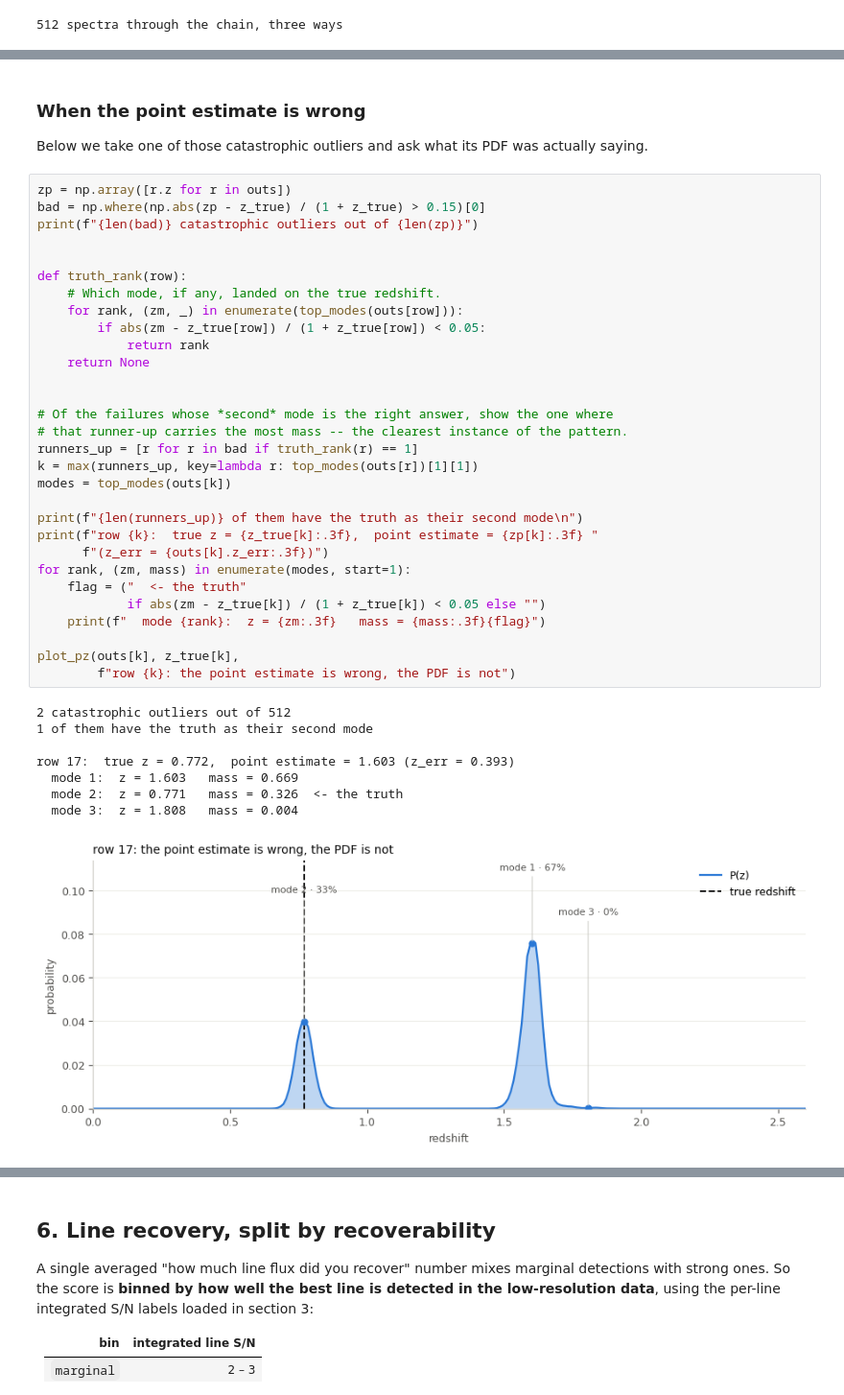
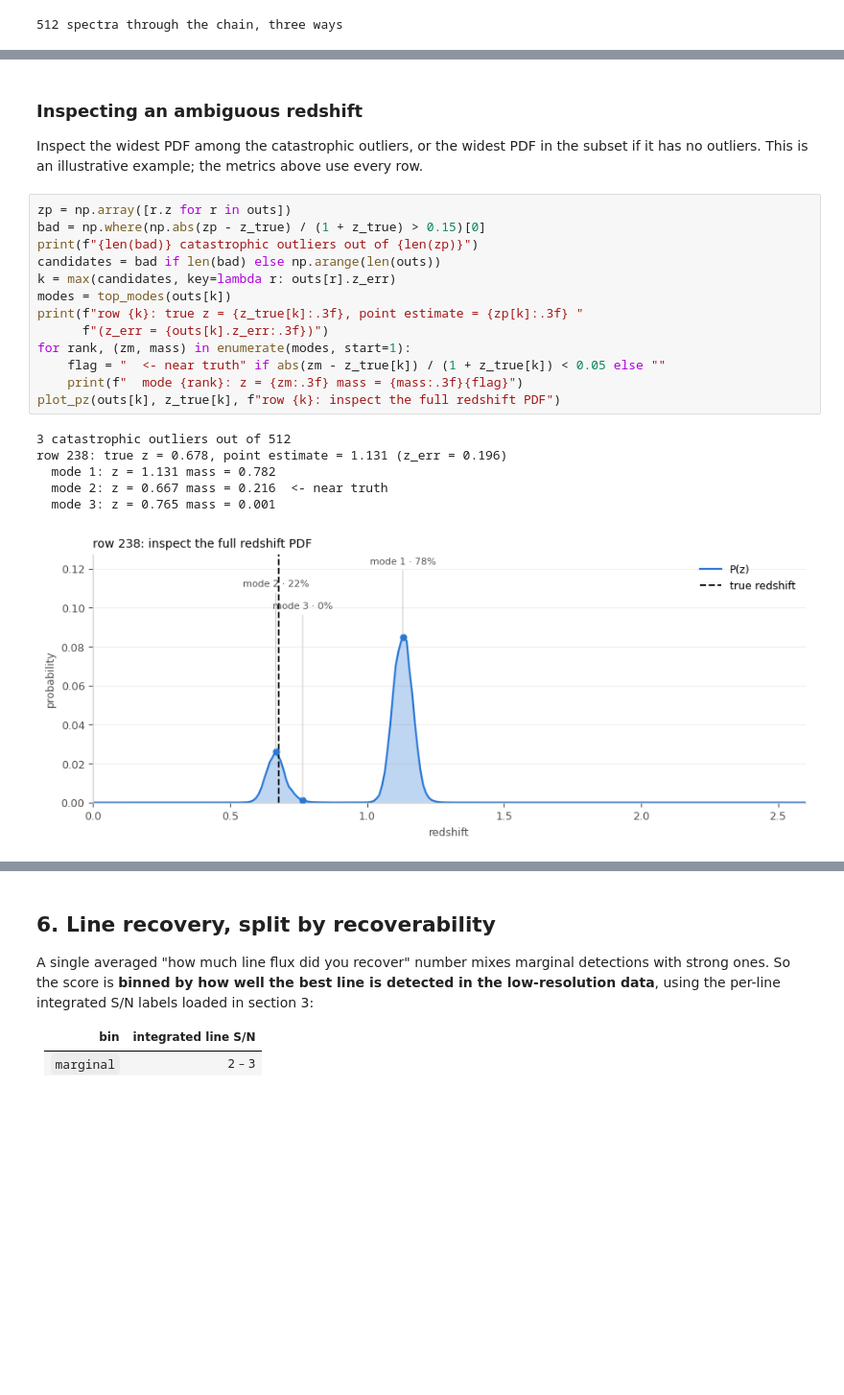
Before and after one commit to aryana-haghjoo/specsr-roman, a Jupyter notebook: tutorials/01_getting_started.ipynb, the cells around one changed output, grey strips where cells are left out. Shown at 96% size. Cells and saved outputs as stored; diff of their text form; blank space fills up the shorter version.

```diff
--- a/tutorials/01_getting_started.ipynb
+++ b/tutorials/01_getting_started.ipynb
@@ -512,45 +496,27 @@ identification where the line alone leaves it open.
 # %% [markdown]
-### When the point estimate is wrong
+### Inspecting an ambiguous redshift
 
-Below we take one of those catastrophic outliers and ask what its PDF was
-actually saying.
+Inspect the widest PDF among the catastrophic outliers, or the widest PDF
+in the subset if it has no outliers. This is an illustrative example; the
+metrics above use every row.
 # %%
 zp = np.array([r.z for r in outs])
 bad = np.where(np.abs(zp - z_true) / (1 + z_true) > 0.15)[0]
 print(f"{len(bad)} catastrophic outliers out of {len(zp)}")
-
-
-def truth_rank(row):
-    # Which mode, if any, landed on the true redshift.
-    for rank, (zm, _) in enumerate(top_modes(outs[row])):
-        if abs(zm - z_true[row]) / (1 + z_true[row]) < 0.05:
-            return rank
-    return None
-
-
-# Of the failures whose *second* mode is the right answer, show the one where
-# that runner-up carries the most mass -- the clearest instance of the pattern.
-runners_up = [r for r in bad if truth_rank(r) == 1]
-k = max(runners_up, key=lambda r: top_modes(outs[r])[1][1])
+candidates = bad if len(bad) else np.arange(len(outs))
+k = max(candidates, key=lambda r: outs[r].z_err)
 modes = top_modes(outs[k])
-
-print(f"{len(runners_up)} of them have the truth as their second mode\n")
-print(f"row {k}:  true z = {z_true[k]:.3f},  point estimate = {zp[k]:.3f} "
+print(f"row {k}: true z = {z_true[k]:.3f}, point estimate = {zp[k]:.3f} "
       f"(z_err = {outs[k].z_err:.3f})")
 for rank, (zm, mass) in enumerate(modes, start=1):
-    flag = ("  <- the truth"
-            if abs(zm - z_true[k]) / (1 + z_true[k]) < 0.05 else "")
-    print(f"  mode {rank}:  z = {zm:.3f}   mass = {mass:.3f}{flag}")
-
-plot_pz(outs[k], z_true[k],
-        f"row {k}: the point estimate is wrong, the PDF is not")
+    flag = "  <- near truth" if abs(zm - z_true[k]) / (1 + z_true[k]) < 0.05 else ""
+    print(f"  mode {rank}: z = {zm:.3f} mass = {mass:.3f}{flag}")
+plot_pz(outs[k], z_true[k], f"row {k}: inspect the full redshift PDF")
 # %% [output]
-2 catastrophic outliers out of 512
-1 of them have the truth as their second mode
-
-row 17:  true z = 0.772,  point estimate = 1.603 (z_err = 0.393)
-  mode 1:  z = 1.603   mass = 0.669
-  mode 2:  z = 0.771   mass = 0.326  <- the truth
-  mode 3:  z = 1.808   mass = 0.004
+3 catastrophic outliers out of 512
+row 238: true z = 0.678, point estimate = 1.131 (z_err = 0.196)
+  mode 1: z = 1.131 mass = 0.782
+  mode 2: z = 0.667 mass = 0.216  <- near truth
+  mode 3: z = 0.765 mass = 0.001
-[figure, old version]
+[figure, new version]
 # %% [markdown]
```
Also changed, not shown: parts of 20 cells of this notebook, 43 other files.
